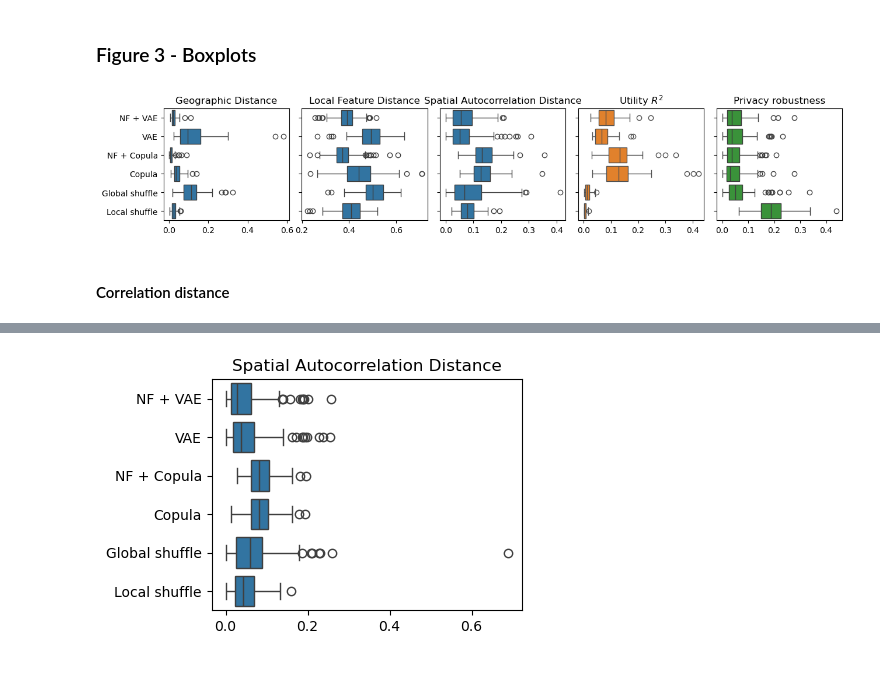
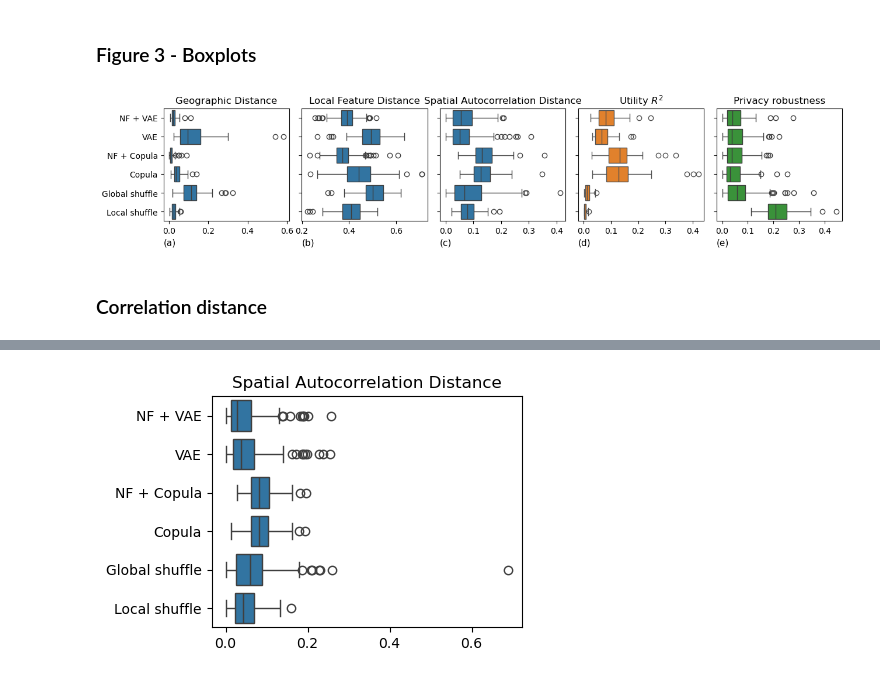
Before and after one commit to jaclenti/NFVAE-population-synthesis, a Jupyter notebook: notebooks/jl_full_comparison_isp.ipynb, the cells around one changed output, grey strips where cells are left out. Saved outputs shown, nothing was run; the diff lists cells and outputs as text; code cells hidden in the pictures.

Commit message:
figures and generalization

```diff
--- a/notebooks/jl_full_comparison_isp.ipynb
+++ b/notebooks/jl_full_comparison_isp.ipynb
@@ -176,7 +179,7 @@ fig.subplots_adjust(wspace = 0.1, hspace = 0.2)
 for k,(method,title) in enumerate(zip(['df_real','df_nfvae'],
                            ['Real Data', 'Synthetic Data'])):
 
-    polyg["geometry"].plot(ax = axes[k], color = "lightgrey", alpha = 0.2, edgecolor = "black")
+    polyg["geometry"].plot(ax = axes[k], color = "white", alpha = 0.4, edgecolor = "black")
 
     df_plot = data[method]
 
@@ -198,0 +243,39 @@ fig.savefig(f"../paper/maps_{prov}_garage.png", format = "png",  bbox_inches='ti
+# %%
+prov = "AO"
+file = f'/data/housing/data/intermediate/jl_pop_synth/isp_baselines/all_baselines_{prov}.pickle'
+
+with open(file, 'rb') as f:
+    data = pickle.load(f)
+
+cod_prov = cod_prov_abbrv_df.query("prov_abbrv == @prov")["COD_PROV"].iloc[0]
+census_filter = census.assign(prov_cod = lambda x: [u[:3] for u in x["PRO_COM"]]).query("prov_cod == @cod_prov")
+
+polyg = census_filter[["prov_cod", "geometry"]].dissolve().to_crs('EPSG:4326')
+# %%
+fig, axes = sbp(ncols = 2, nrows = 1, figsize = (6,2.5), sharex = True, sharey = True)
+
+fig.subplots_adjust(wspace = 0.1, hspace = 0.2)
+
+for k,(method,title) in enumerate(zip(['df_real','df_nfvae'],
+                           ['Real Data', 'Synthetic Data'])):
+
+    polyg["geometry"].plot(ax = axes[k], color = "white", alpha = 0.4, edgecolor = "black")
+
+    df_plot = data[method]
+    df_plot["Energy Class"] = pd.from_dummies(data["df_real"][[u for u in data["df_real"].columns if "energy" in u]].rename(columns = {u: u.replace("_energy_class", "") for u in data["df_real"].columns}))
+
+
+    sns.scatterplot(data = df_plot.sample(1000, random_state = 13),
+                    hue = "Energy Class", #palette = pal,
+                    x = "x", y = "y", s = 4, ax = axes[k])
+
+    axes[k].set_title(title, fontsize = 19)
+    axes[k].get_xaxis().set_visible(False)
+    axes[k].get_yaxis().set_visible(False)
+    axes[k].legend(fontsize = 14, markerscale = 7, title_fontsize = 14,bbox_to_anchor = (1.15, 1.2)).set_title("Energy Class")
+    axes[k].spines[["right", "top", "left", "bottom"]].set_visible(False)
+
+axes[0].get_legend().remove()
+
+
+fig.savefig(f"../paper/maps_{prov}_energy.png", format = "png",  bbox_inches='tight')
@@ -233,29 +318,31 @@ df_privacy.columns.name = None
 # %%
 fig, axes = sbp(figsize = (15,2.5), ncols = 5, sharey = True)
 
 fig.subplots_adjust(wspace = 0.1)
 for k, (df_, title) in enumerate(zip([df_wsd, df_geo_features, df_moran,df_r2, df_privacy.assign(df_real = 0)], ["Geographic Distance", "Local Feature Distance", "Spatial Autocorrelation Distance", r"Utility $R^2$", "Privacy robustness"])):
     sns.boxplot(data = (df_
                         .drop(columns = ["df_real", "df_shuffle_cap_bins", "df_shuffle_province_bins"])
                         .rename(columns = {"df_nfvae": "NF + VAE",
                                            "df_ablation": "VAE",
                                            "df_copula_nf": "NF + Copula",
                                            "df_copula_ablation": "Copula",
                                            "df_shuffle_province_num": "Global shuffle",
                                            "df_shuffle_cap_num": "Local shuffle"})
                         .stack().reset_index().rename(columns = {"level_0": "prov","level_1": "method", 0: "metric"})),
                 x = "metric",
                 y = "method",
                 color = [sns.color_palette()[u] for u in [0,0,0,1,2]][k],
                 ax = axes[k]
                 )
     axes[k].set_title(title)
     axes[k].set_xlabel("")
     axes[k].set_ylabel("")
+    xt, _ = axes[k].get_xlim()
+    axes[k].text(xt,6.8, f'({["a", "b", "c", "d", "e"][k]})', fontsize = 11)
 
-fig.savefig("../paper/boxplots_distances.pdf", format = "pdf")
+fig.savefig("../paper/boxplots_distances.pdf", format = "pdf", bbox_inches = "tight")
 # %% [output]
-[figure, old version]
+[figure, new version]
 # %% [markdown]
-#### Correlation distance
+### Correlation distance
 # %%
```
Also changed, not shown: parts of 18 cells of this notebook, 16 other files.
